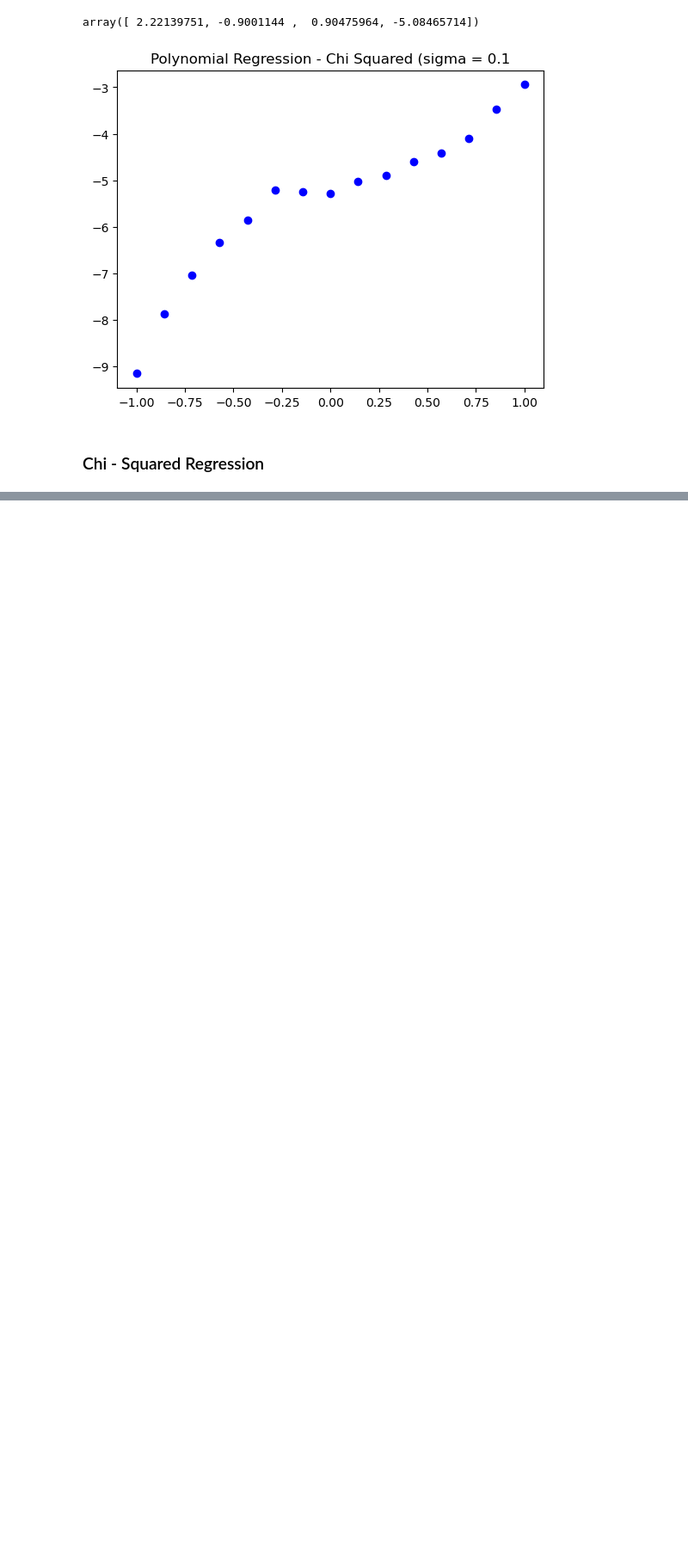
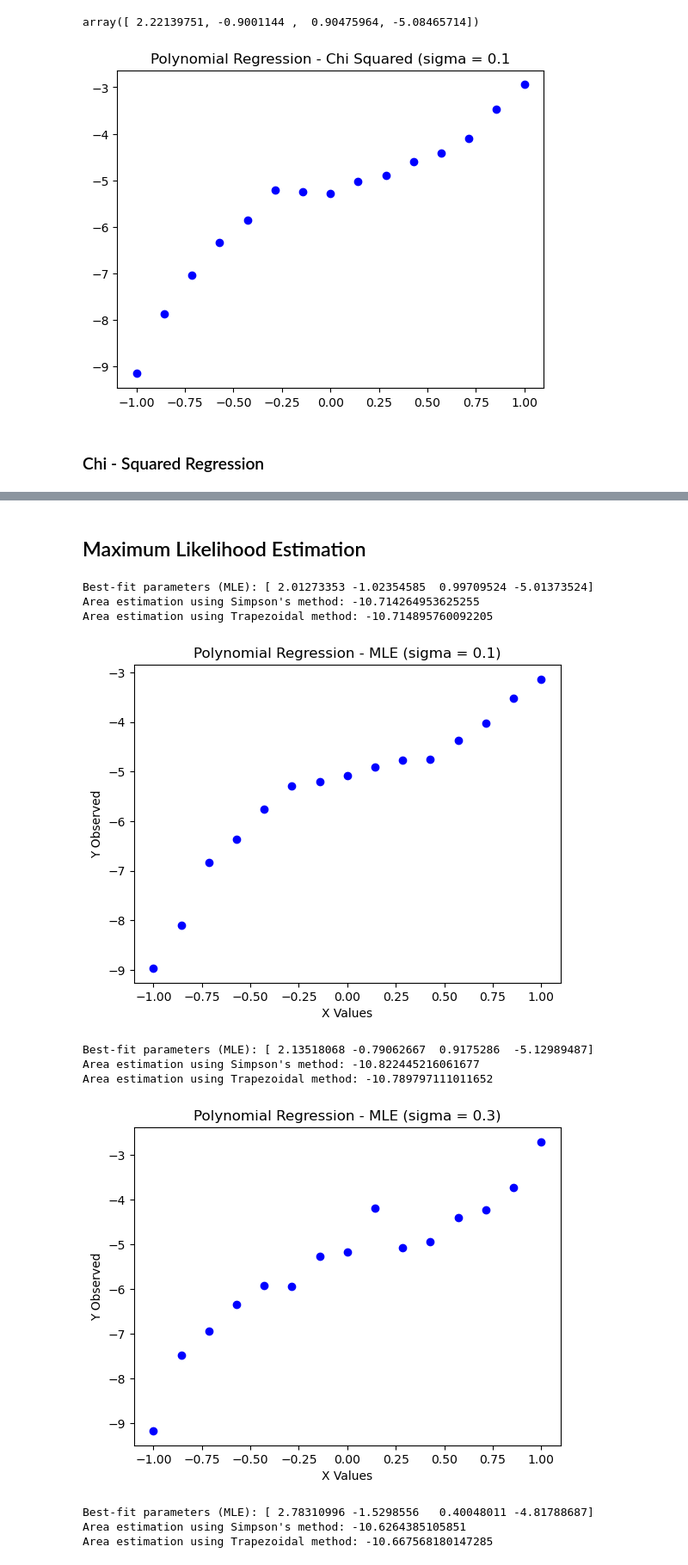
Before and after one commit to pmehta17/fermi, a Jupyter notebook: polynomial_prediction.ipynb, the cells around one changed output, grey strips where cells are left out. Shown: that part at 86% size. Cells and saved outputs as stored; diff of their text form; code cells hidden in the pictures; blank space fills up the shorter version.

```diff
--- a/polynomial_prediction.ipynb
+++ b/polynomial_prediction.ipynb
@@ -151,0 +152,64 @@ Area estimation using Trapezoidal method: 1.8029555672932782
+# %% [markdown]
+## Maximum Likelihood Estimation
+# %%
+import matplotlib.pyplot as plt
+import numpy as np
+from polynomial_regression_mle import PolynomialRegressionMLE
+from scipy.integrate import simps
+from scipy.integrate import trapz
+
+
+
+## arrays to hold area
+mle_simps = np.zeros(5)
+mle_trapz = np.zeros(5)
+
+
+# Define constants
+SIGMA_START = 0.1
+SIGMA_END = 0.9
+SIGMA_STEP = 0.2
+
+
+# Loop over the range of sigma values
+for i, sigma in enumerate(np.arange(SIGMA_START, SIGMA_END + SIGMA_STEP, SIGMA_STEP)):
+
+    mle = PolynomialRegressionMLE(sigma=sigma)
+
+    # Plot the observed data
+    plt.figure()  # Create a new figure
+    plt.scatter(mle.x_values, mle.y_observed, color='blue')
+
+    # Set title and labels
+    plt.title(f"Polynomial Regression - MLE (sigma = {sigma:.1f})")
+    plt.xlabel('X Values')
+    plt.ylabel('Y Observed')
+
+    # minimize MLe
+    try:
+        mle.minimize_mle()  # Minimize function
+    except Exception as e:
+        print(f"Error in minimizing negative log likelihood for sigma = {sigma}: {e}")
+
+    # Integration using Simpson's Rule
+    mle_simps[i] = simps(mle.y_observed, mle.x_values)
+    print(f"Area estimation using Simpson's method: {mle_simps[i]}")
+
+    # Integration using Trapezoidal Rule
+    mle_trapz[i] = trapz(mle.y_observed, mle.x_values)
+    print(f"Area estimation using Trapezoidal method: {mle_trapz[i]}")
+
+    # Show the plot inline
+    plt.show()
+# %% [output]
+Best-fit parameters (MLE): [ 2.01273353 -1.02354585  0.99709524 -5.01373524]
+Area estimation using Simpson's method: -10.714264953625255
+Area estimation using Trapezoidal method: -10.714895760092205
+[figure, added]
+Best-fit parameters (MLE): [ 2.13518068 -0.79062667  0.9175286  -5.12989487]
+Area estimation using Simpson's method: -10.822445216061677
+Area estimation using Trapezoidal method: -10.789797111011652
+[figure, added]
+Best-fit parameters (MLE): [ 2.78310996 -1.5298556   0.40048011 -4.81788687]
+Area estimation using Simpson's method: -10.6264385105851
+Area estimation using Trapezoidal method: -10.667568180147285
```
Also changed, not shown: parts of 4 cells of this notebook, 3 other files.
